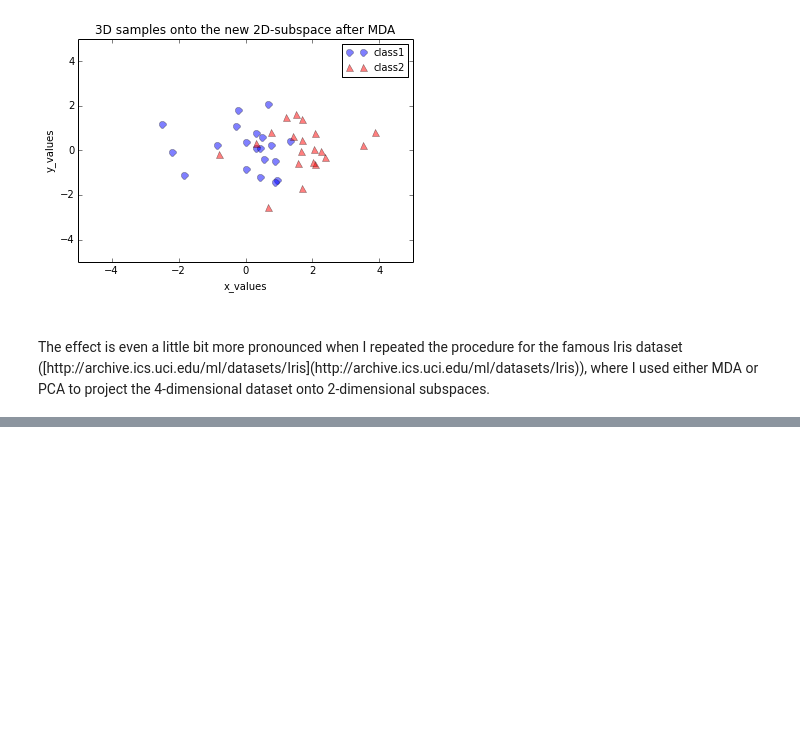
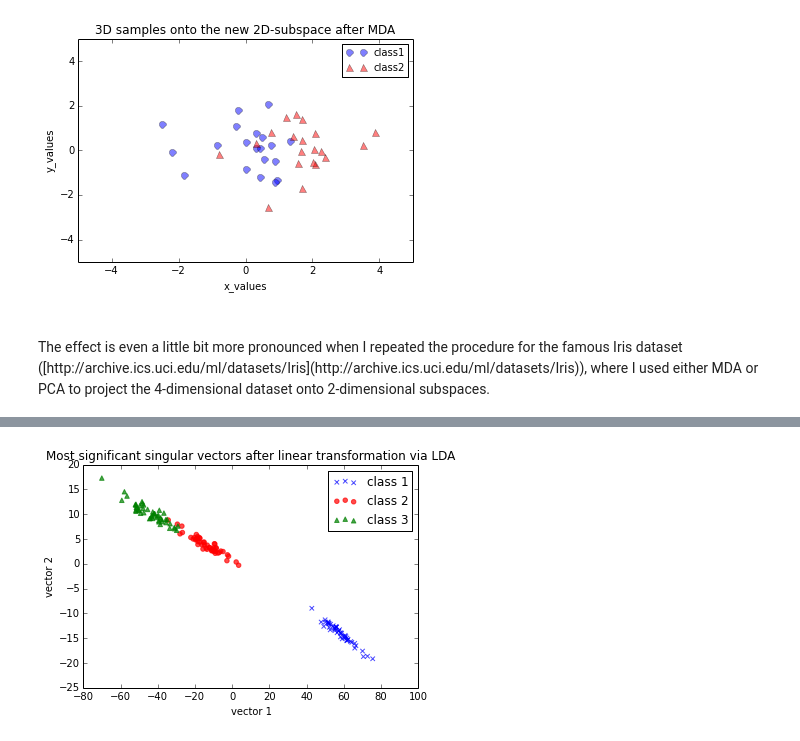
Before and after one commit to rasbt/pattern_classification, a Jupyter notebook: dimensionality_reduction/projection/linear_discriminant_analysis.ipynb, the cells around one changed output, grey strips where cells are left out. Cells and saved outputs as stored; diff of their text form; code cells hidden in the pictures; blank space fills up the shorter version.

```diff
--- a/dimensionality_reduction/projection/linear_discriminant_analysis.ipynb
+++ b/dimensionality_reduction/projection/linear_discriminant_analysis.ipynb
@@ -560,0 +641,24 @@ The effect is even a little bit more pronounced when I repeated the procedure fo
+# %%
+from matplotlib import pyplot as plt
+
+for label,marker,color in zip(
+        range(3),('x', 'o', '^'),('blue', 'red', 'green')):
+
+
+    plt.scatter(x=transf_lda[:,0][y == label],
+            y=transf_lda[:,1][y == label],
+            marker=marker,
+            color=color,
+            alpha=0.7,
+            label='class {}'.format(label+1)
+            )
+
+plt.xlabel('vector 1')
+plt.ylabel('vector 2')
+
+plt.legend()
+plt.title('Most significant singular vectors after linear transformation via LDA')
+
+plt.show()
+# %% [output]
+[figure, added]
```
Also changed, not shown: parts of 10 cells of this notebook.
